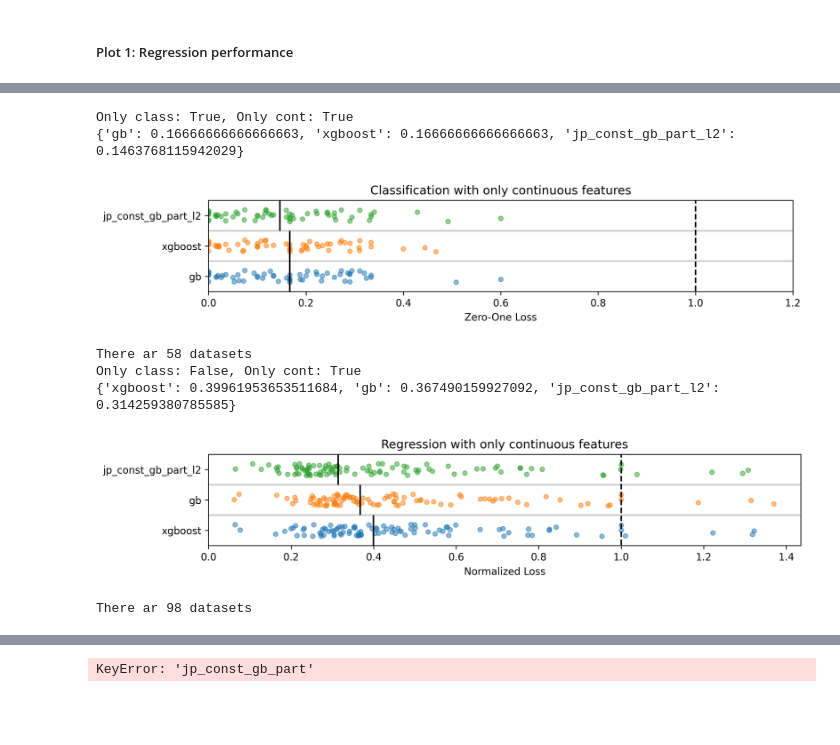
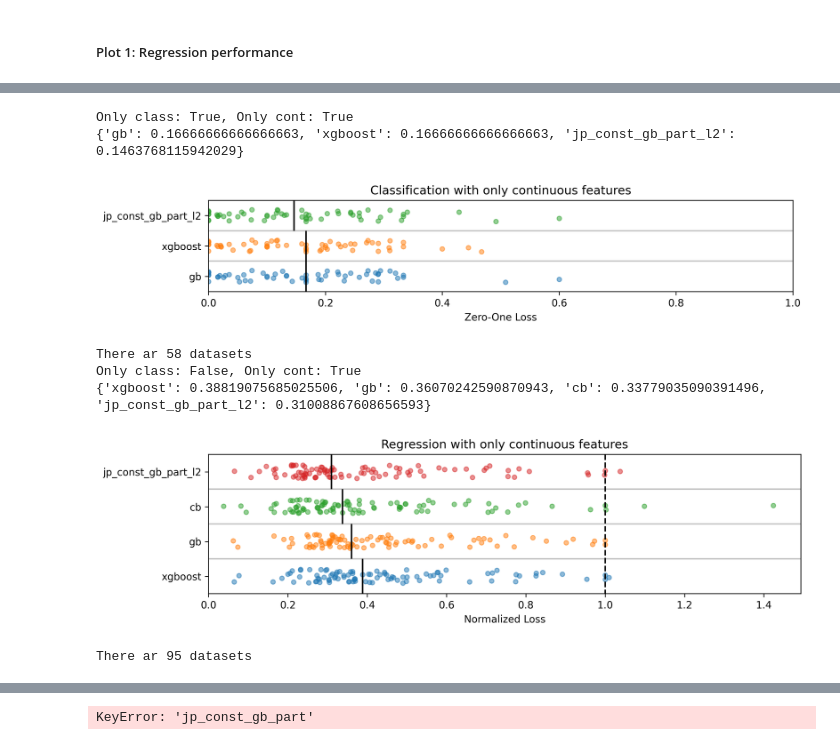
Before and after one commit to mattrmd/joplen_mlsp2024, a Jupyter notebook: experiments/plotting.ipynb, the cells around one changed output, grey strips where cells are left out. Cells and saved outputs as stored; diff of their text form; code cells hidden in the pictures; blank space fills up the shorter version.

```diff
--- a/experiments/plotting.ipynb
+++ b/experiments/plotting.ipynb
@@ -112,7 +113,7 @@ def plot_strip(
     plot_kwargs: dict = {},
     scatter_kwargs: dict = {},
     only_classification: bool = False,
-    only_continuous: bool = False,
+    # only_continuous: bool = False,
 ):
     """
     Create a strip plot based on the list of y-values.
@@ -131,7 +132,7 @@ def plot_strip(
         k: {
             kk: score(vv, only_classification)
             for kk, vv in v.items()
-            # if vv["contains_categorical"] != only_continuous
+            # if not vv["contains_categorical"]
         }
         for k, v in reg_res.items()
     }
@@ -157,7 +158,7 @@ def plot_strip(
         ax.scatter(val, y_values, **scatter_kwargs)
 
     x_lim = (0, max(ax.get_xlim()[1], 1.2))
-    x_lim = (0, min(x_lim[1], 1.5))
+    x_lim = (0, min(x_lim[1], 1 if only_classification else 1.5))
 
     for x_idx, val in enumerate(x_values[:-1]):
         ax.hlines(x_idx + 1 / 2, *x_lim, color="k", alpha=0.25)
@@ -174,7 +175,8 @@ def plot_strip(
     ax.set_yticks(range(len(y_labels)))
     ax.set_yticklabels(y_labels)
 
-    ax.vlines(1, -1, len(y_labels) + 1, color="k", linestyle="--")
+    if not only_classification:
+        ax.vlines(1, -1, len(y_labels) + 1, color="k", linestyle="--")
 
     ax.set_ylim(-1 / 2, len(y_labels) - 1 / 2)
 
@@ -185,18 +187,12 @@ def plot_strip(
     return ax, medians
 
 
-def compare_methods(reg_res1, reg_res2, is_classification, only_cont):
+def compare_methods(reg_res1, reg_res2, is_classification):
     method1, method2 = [], []
 
-    # print(reg_res1.keys())
-
     for k, v in reg_res1.items():
-        # print(k, v["contains_categorical"])
         if k in reg_res2:
             v2 = reg_res2[k]
-            # print(is_classification, v["contains_categorical"], only_cont)
-            if v["contains_categorical"] == only_cont:
-                continue
 
             if is_classification:
                 method1.append(v["metadata"]["test"]["zo_loss"])
@@ -207,8 +203,8 @@ def compare_methods(reg_res1, reg_res2, is_classification, only_cont):
 
     return wilcoxon(method1, method2, alternative="less").pvalue
 # %%
-p_matrix = np.ones((2, 2))
-n_datasets = np.zeros((2, 2))
+p_matrix = np.ones((2, 1))
+n_datasets = np.zeros((2, 1))
 
 for only_class, only_cont in product([True, False], [True]):
     pred_type = "class" if only_class else "regr"
@@ -222,7 +218,7 @@ for only_class, only_cont in product([True, False], [True]):
         reg_res[pred_type],
         scatter_kwargs={"alpha": 0.5, "s": 20},
         only_classification=only_class,
-        only_continuous=only_cont,
+        # only_continuous=only_cont,
         plot_kwargs={"dpi": 300},
     )
 
@@ -230,39 +226,38 @@ for only_class, only_cont in product([True, False], [True]):
     title += (
         " with only continuous features" if only_cont else " with categorical features"
     )
 
     ax.set_title(title)
 
     # plt.savefig(PLOT_PATH / "reg_strip.png", dpi=300)
 
     plt.show()
     # print(pred_type)
     # print(reg_res[pred_type]["jp_const_gb_part"])
 
     print(f"There ar {len(reg_res[pred_type]['jp_const_gb_part_l2'])} datasets")
 
     tmp = compare_methods(
         reg_res[pred_type]["jp_const_gb_part_l2"],
         reg_res[pred_type]["gb"],
         only_class,
-        only_cont,
     )
 
-    idx = (int(only_class), int(only_cont))
+    idx = int(only_class)
 
     p_matrix[idx] = tmp
 
     for v in reg_res[pred_type]["jp_const_gb_part_l2"].values():
         n_datasets[idx] += v["contains_categorical"] != only_cont
 # %% [output]
 Only class: True, Only cont: True
 {'gb': 0.16666666666666663, 'xgboost': 0.16666666666666663, 'jp_const_gb_part_l2': 0.1463768115942029}
-[figure, old version]
+[figure, new version]
 There ar 58 datasets
 Only class: False, Only cont: True
-{'xgboost': 0.39961953653511684, 'gb': 0.367490159927092, 'jp_const_gb_part_l2': 0.314259380785585}
+{'xgboost': 0.38819075685025506, 'gb': 0.36070242590870943, 'cb': 0.33779035090391496, 'jp_const_gb_part_l2': 0.31008867608656593}
-[figure, old version]
+[figure, new version]
-There ar 98 datasets
+There ar 95 datasets
 # %%
 def plot_significance(p_matrix, n_datasets, title):
     fig, ax = plt.subplots(dpi=300)
```
Also changed, not shown: parts of 5 cells of this notebook, 40 other files.
